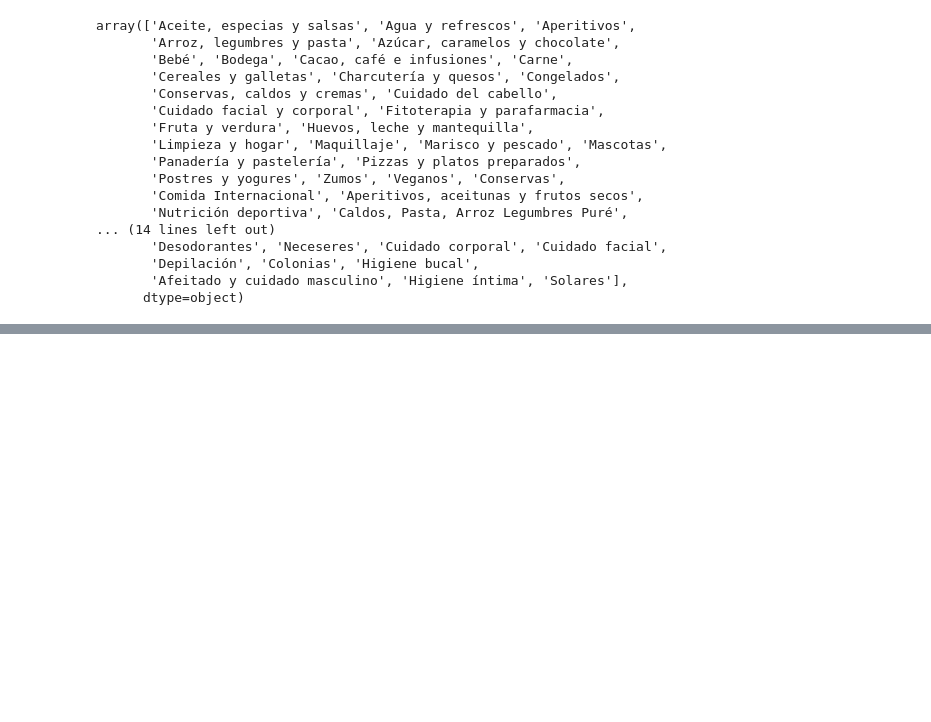
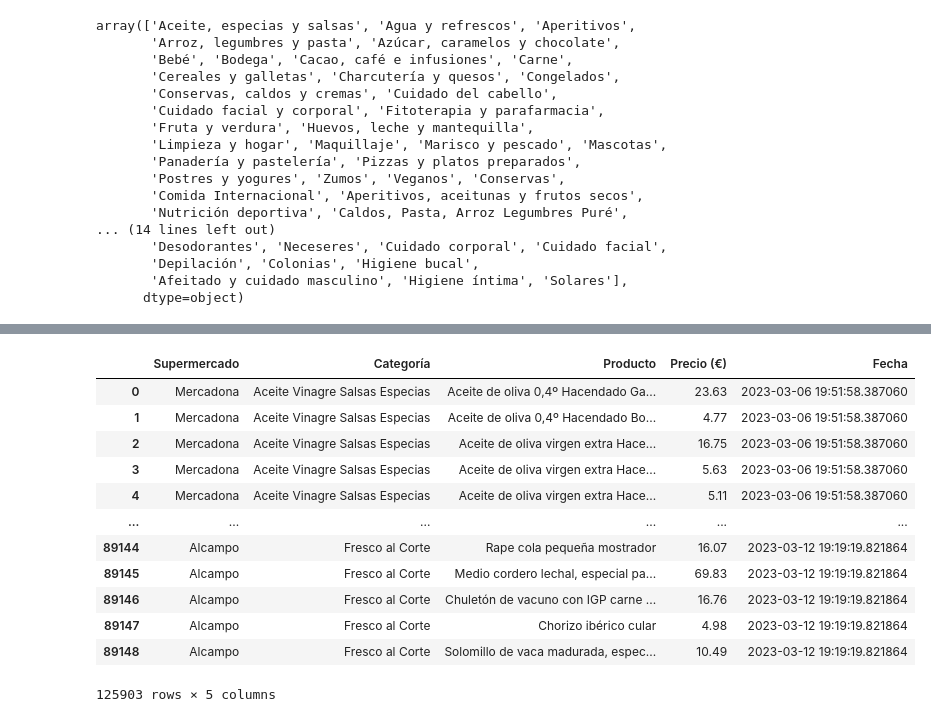
Before and after one commit to IgnacioGB1990/Grocery-Chains, a Jupyter notebook: src/dataCleaned/dataConcat.ipynb, the cells around one changed output, grey strips where cells are left out. Saved outputs shown, nothing was run; the diff lists cells and outputs as text; code cells hidden in the pictures; blank space fills up the shorter version.

```diff
--- a/src/dataCleaned/dataConcat.ipynb
+++ b/src/dataCleaned/dataConcat.ipynb
@@ -147,0 +176,6 @@ array(['Aceite Vinagre Salsas Especias', 'Agua y refrescos', 'Aperitivos',
+# %%
+df3.drop(df3.loc[df3["Name"].str.contains("-70%")].index, inplace=True)
+df3.drop(df3.loc[df3["Name"].str.contains("-50%")].index, inplace=True)
+df3.drop(df3.loc[df3["Name"].str.contains("3x2")].index, inplace=True)
+# %%
+df3 = df3.rename(columns={"Shop":"Supermercado","Category":"Categoría","Name":"Producto","Price": "Precio (€)","Date":"Fecha"})
@@ -147,0 +198,16 @@ array(['Aceite Vinagre Salsas Especias', 'Agua y refrescos', 'Aperitivos',
+# %%
+df3
+# %% [output]
+|  | Supermercado | Categoría | Producto | Precio (€) | Fecha |
+| 0 | Mercadona | Aceite Vinagre Salsas Especias | Aceite de oliva 0,4º Hacendado Ga... | 23.63 | 2023-03-06 19:51:58.387060 |
+| 1 | Mercadona | Aceite Vinagre Salsas Especias | Aceite de oliva 0,4º Hacendado Bo... | 4.77 | 2023-03-06 19:51:58.387060 |
+| 2 | Mercadona | Aceite Vinagre Salsas Especias | Aceite de oliva virgen extra Hace... | 16.75 | 2023-03-06 19:51:58.387060 |
+| 3 | Mercadona | Aceite Vinagre Salsas Especias | Aceite de oliva virgen extra Hace... | 5.63 | 2023-03-06 19:51:58.387060 |
+| 4 | Mercadona | Aceite Vinagre Salsas Especias | Aceite de oliva virgen extra Hace... | 5.11 | 2023-03-06 19:51:58.387060 |
+| ... | ... | ... | ... | ... | ... |
+| 89144 | Alcampo | Fresco al Corte | Rape cola pequeña mostrador | 16.07 | 2023-03-12 19:19:19.821864 |
+| 89145 | Alcampo | Fresco al Corte | Medio cordero lechal, especial pa... | 69.83 | 2023-03-12 19:19:19.821864 |
+| 89146 | Alcampo | Fresco al Corte | Chuletón de vacuno con IGP carne ... | 16.76 | 2023-03-12 19:19:19.821864 |
+| 89147 | Alcampo | Fresco al Corte | Chorizo ibérico cular | 4.98 | 2023-03-12 19:19:19.821864 |
+| 89148 | Alcampo | Fresco al Corte | Solomillo de vaca madurada, espec... | 10.49 | 2023-03-12 19:19:19.821864 |
+125903 rows × 5 columns
```
Also changed, not shown: parts of 16 cells of this notebook, 27 other files.
